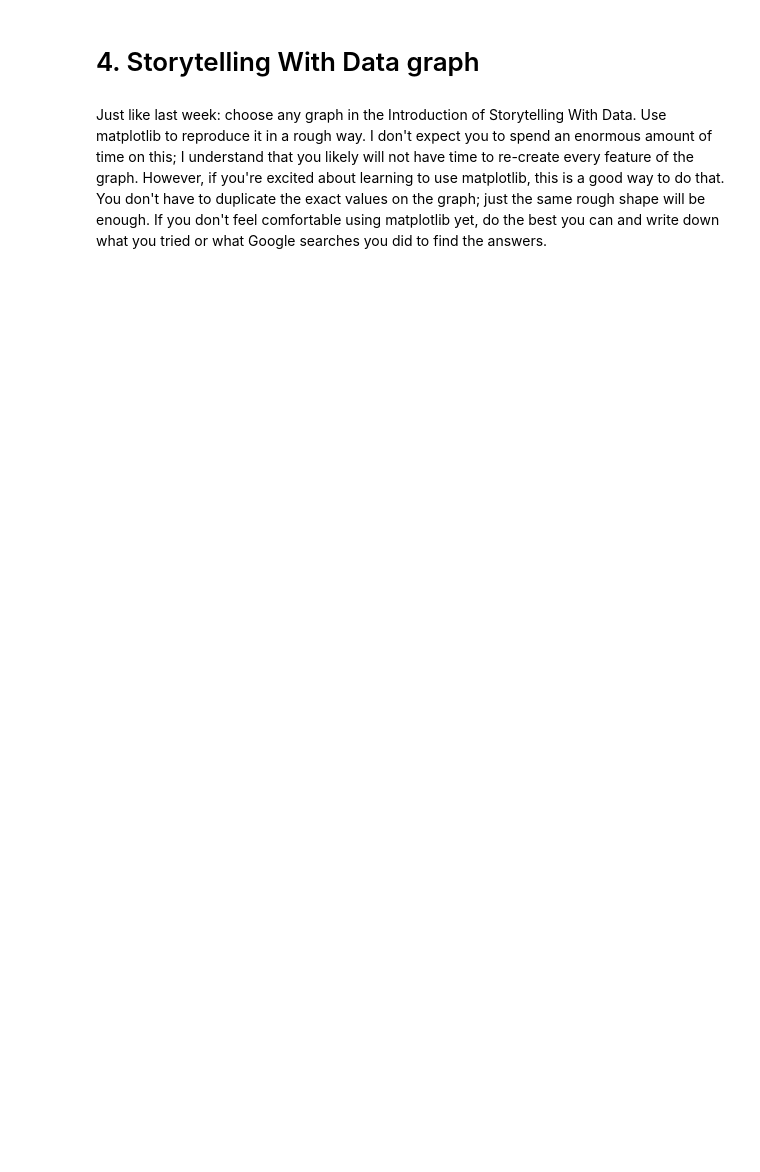
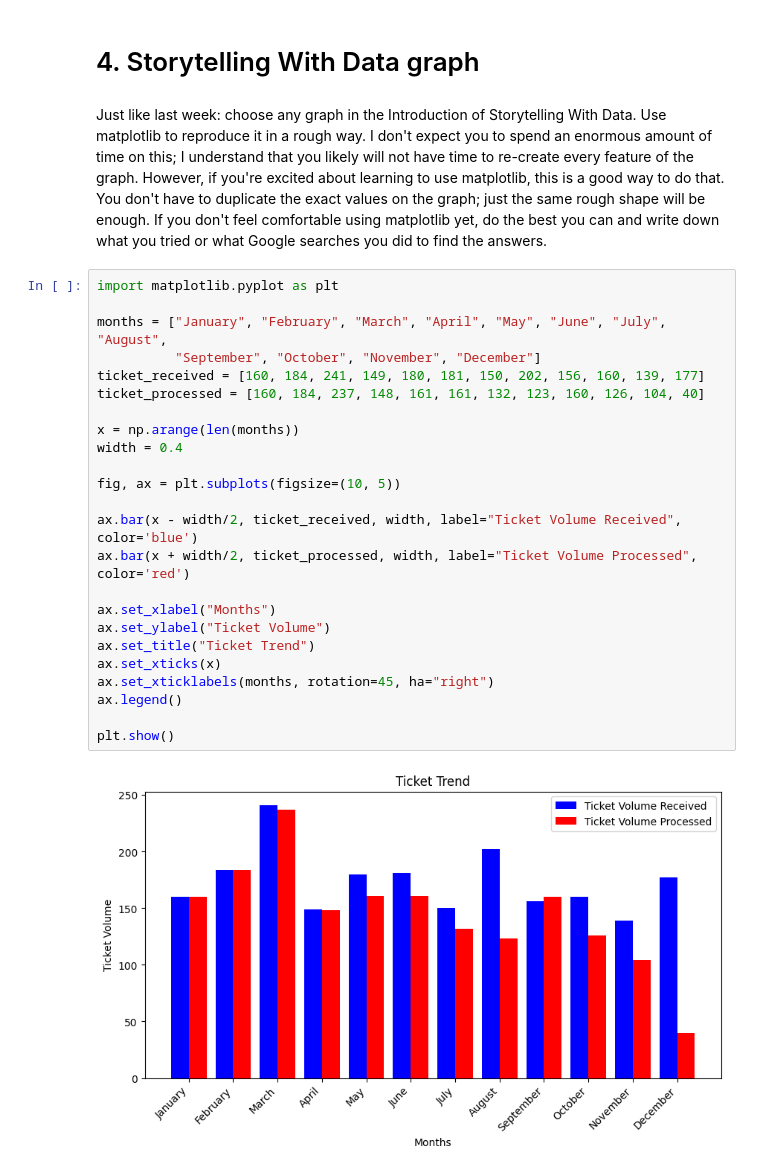
Before and after one commit to acasas11/AI-For-Leaders, a Jupyter notebook: Week2.ipynb, the cells around one changed output. Saved outputs shown, nothing was run; the diff lists cells and outputs as text; blank space fills up the shorter version.

```diff
--- a/Week2.ipynb
+++ b/Week2.ipynb
@@ -103,3 +305,29 @@ dtype: int64
 # 4. Storytelling With Data graph
 # %% [markdown]
 Just like last week: choose any graph in the Introduction of Storytelling With Data. Use matplotlib to reproduce it in a rough way. I don't expect you to spend an enormous amount of time on this; I understand that you likely will not have time to re-create every feature of the graph. However, if you're excited about learning to use matplotlib, this is a good way to do that. You don't have to duplicate the exact values on the graph; just the same rough shape will be enough.  If you don't feel comfortable using matplotlib yet, do the best you can and write down what you tried or what Google searches you did to find the answers.
+# %%
+import matplotlib.pyplot as plt
+
+months = ["January", "February", "March", "April", "May", "June", "July", "August",
+          "September", "October", "November", "December"]
+ticket_received = [160, 184, 241, 149, 180, 181, 150, 202, 156, 160, 139, 177]
+ticket_processed = [160, 184, 237, 148, 161, 161, 132, 123, 160, 126, 104, 40]
+
+x = np.arange(len(months))
+width = 0.4
+
+fig, ax = plt.subplots(figsize=(10, 5))
+
+ax.bar(x - width/2, ticket_received, width, label="Ticket Volume Received", color='blue')
+ax.bar(x + width/2, ticket_processed, width, label="Ticket Volume Processed", color='red')
+
+ax.set_xlabel("Months")
+ax.set_ylabel("Ticket Volume")
+ax.set_title("Ticket Trend")
+ax.set_xticks(x)
+ax.set_xticklabels(months, rotation=45, ha="right")
+ax.legend()
+
+plt.show()
+# %% [output]
+[figure, added]
```
Also changed, not shown: parts of 20 cells of this notebook.
